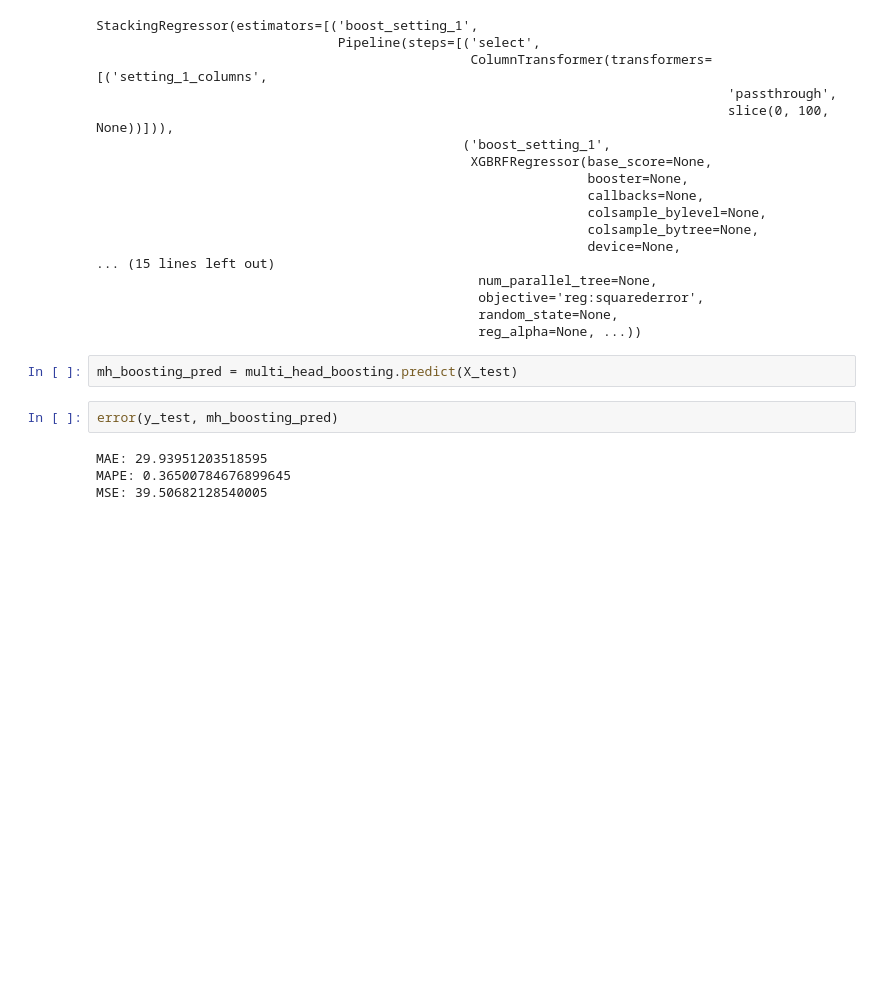
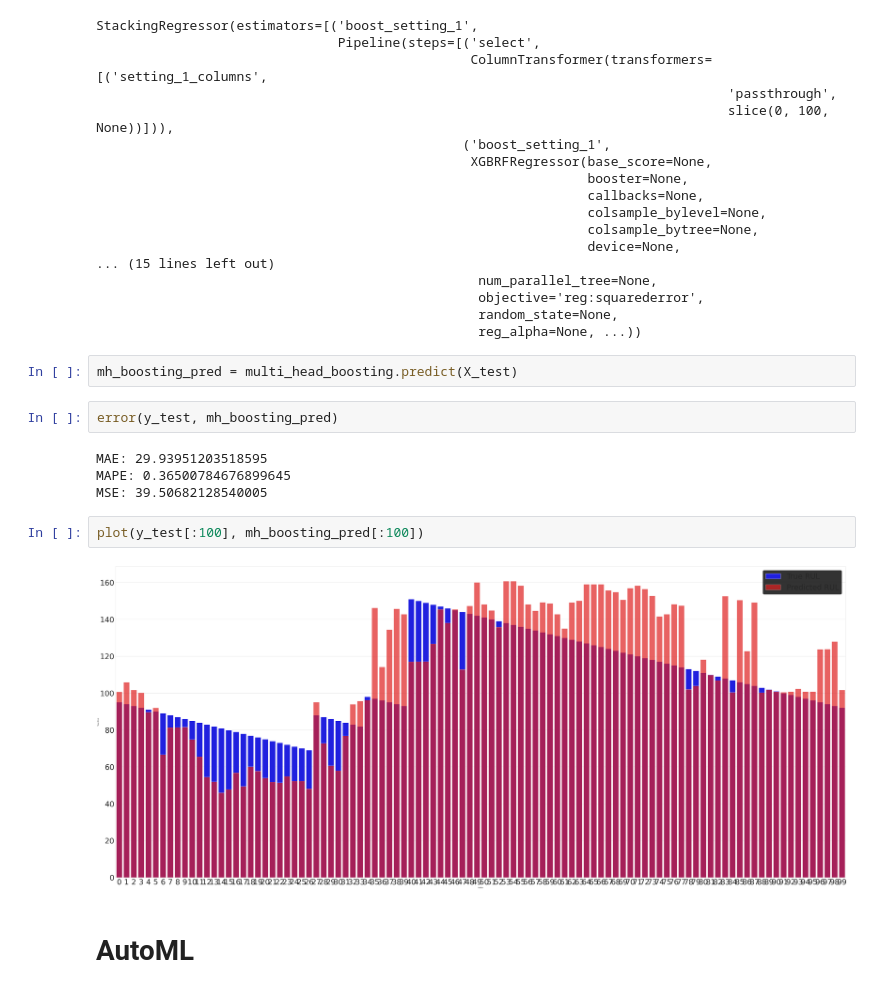
Before and after one commit to myakonkikh/otus-ml-project, a Jupyter notebook: engine_remaining_useful_life.ipynb, the cells around one changed output. Saved outputs shown, nothing was run; the diff lists cells and outputs as text; blank space fills up the shorter version.

```diff
--- a/engine_remaining_useful_life.ipynb
+++ b/engine_remaining_useful_life.ipynb
@@ -492,3 +533,9 @@ error(y_test, mh_boosting_pred)
 MAE: 29.93951203518595
 MAPE: 0.36500784676899645
 MSE: 39.50682128540005
+# %%
+plot(y_test[:100], mh_boosting_pred[:100])
+# %% [output]
+[figure, added]
+# %% [markdown]
+# AutoML
```
Also changed, not shown: parts of 36 cells of this notebook.
